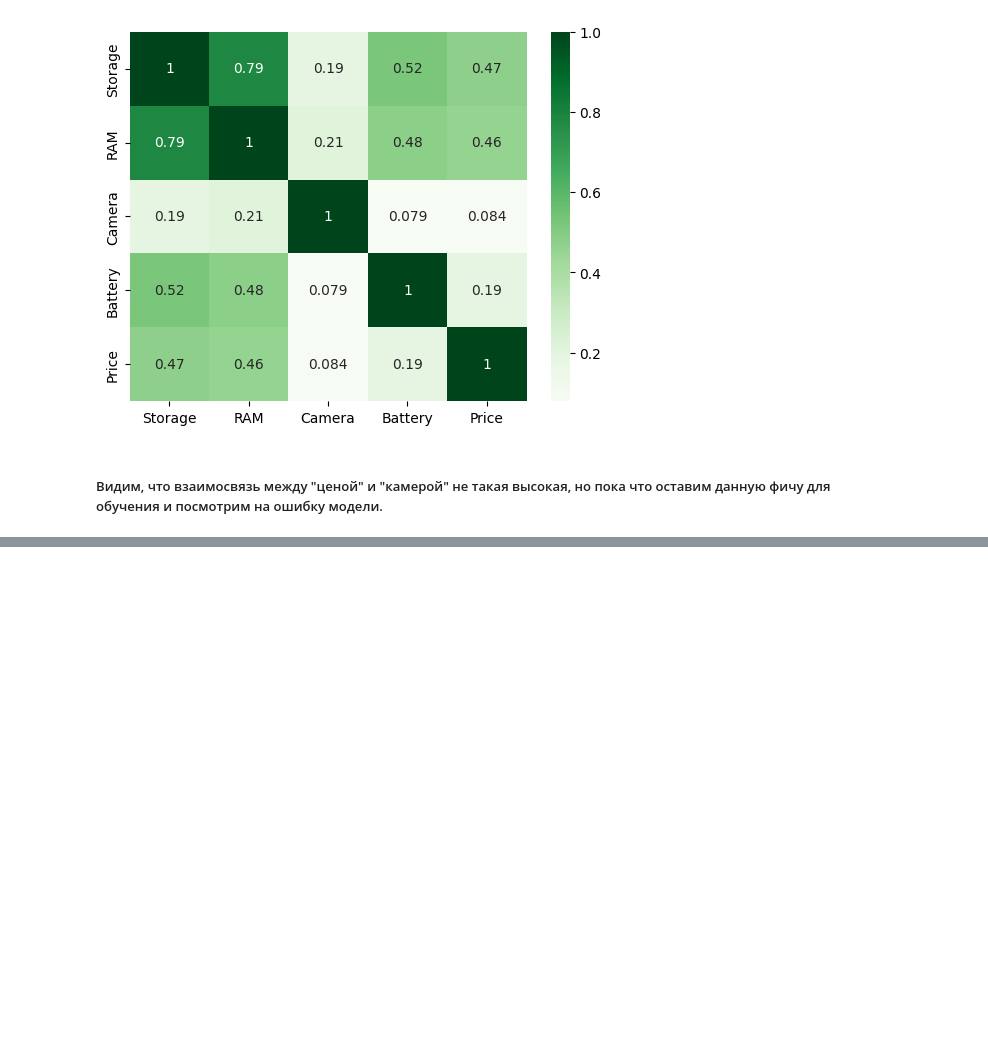
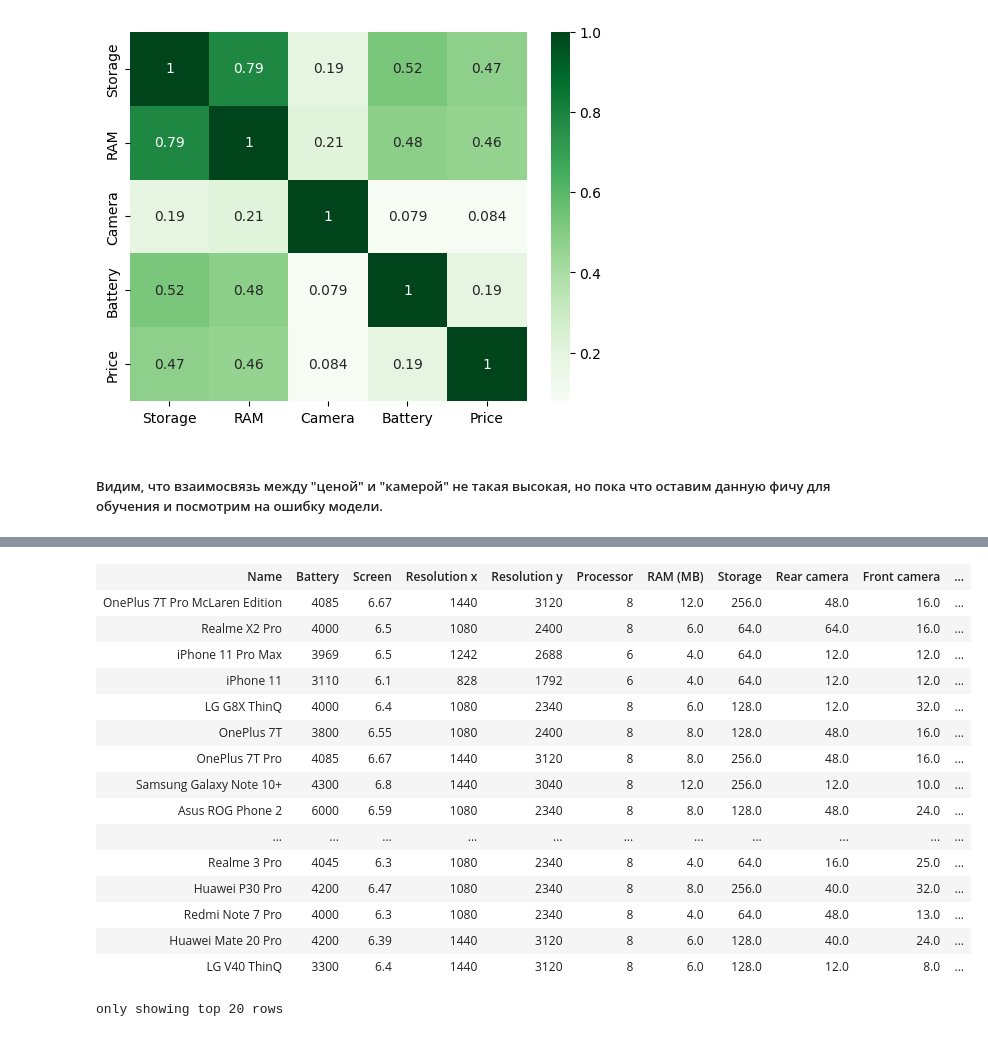
Before and after one commit to shs69/coursework_4_term, a Jupyter notebook: spark.ipynb, the cells around one changed output, grey strips where cells are left out. Cells and saved outputs as stored; diff of their text form; code cells hidden in the pictures; blank space fills up the shorter version.

```diff
--- a/spark.ipynb
+++ b/spark.ipynb
@@ -273,0 +338,23 @@ lr_accuracy
+# %%
+corr_feat = [x for x in dataset_4.columns if x != "Name"]
+corr_vect = VectorAssembler(inputCols=corr_feat, outputCol="features")
+corr_vect_feat = corr_vect.transform(dataset_4)
+corr_vect_feat
+# %% [output]
+| Name | Battery | Screen | Resolution x | Resolution y | Processor | RAM (MB) | Storage | Rear camera | Front camera | ... |
+| OnePlus 7T Pro McLaren Edition | 4085 | 6.67 | 1440 | 3120 | 8 | 12.0 | 256.0 | 48.0 | 16.0 | ... |
+| Realme X2 Pro | 4000 | 6.5 | 1080 | 2400 | 8 | 6.0 | 64.0 | 64.0 | 16.0 | ... |
+| iPhone 11 Pro Max | 3969 | 6.5 | 1242 | 2688 | 6 | 4.0 | 64.0 | 12.0 | 12.0 | ... |
+| iPhone 11 | 3110 | 6.1 | 828 | 1792 | 6 | 4.0 | 64.0 | 12.0 | 12.0 | ... |
+| LG G8X ThinQ | 4000 | 6.4 | 1080 | 2340 | 8 | 6.0 | 128.0 | 12.0 | 32.0 | ... |
+| OnePlus 7T | 3800 | 6.55 | 1080 | 2400 | 8 | 8.0 | 128.0 | 48.0 | 16.0 | ... |
+| OnePlus 7T Pro | 4085 | 6.67 | 1440 | 3120 | 8 | 8.0 | 256.0 | 48.0 | 16.0 | ... |
+| Samsung Galaxy Note 10+ | 4300 | 6.8 | 1440 | 3040 | 8 | 12.0 | 256.0 | 12.0 | 10.0 | ... |
+| Asus ROG Phone 2 | 6000 | 6.59 | 1080 | 2340 | 8 | 8.0 | 128.0 | 48.0 | 24.0 | ... |
+| ... | ... | ... | ... | ... | ... | ... | ... | ... | ... | ... |
+| Realme 3 Pro | 4045 | 6.3 | 1080 | 2340 | 8 | 4.0 | 64.0 | 16.0 | 25.0 | ... |
+| Huawei P30 Pro | 4200 | 6.47 | 1080 | 2340 | 8 | 8.0 | 256.0 | 40.0 | 32.0 | ... |
+| Redmi Note 7 Pro | 4000 | 6.3 | 1080 | 2340 | 8 | 4.0 | 64.0 | 48.0 | 13.0 | ... |
+| Huawei Mate 20 Pro | 4200 | 6.39 | 1440 | 3120 | 8 | 6.0 | 128.0 | 40.0 | 24.0 | ... |
+| LG V40 ThinQ | 3300 | 6.4 | 1440 | 3120 | 8 | 6.0 | 128.0 | 12.0 | 8.0 | ... |
+only showing top 20 rows
```
Also changed, not shown: parts of 25 cells of this notebook.
